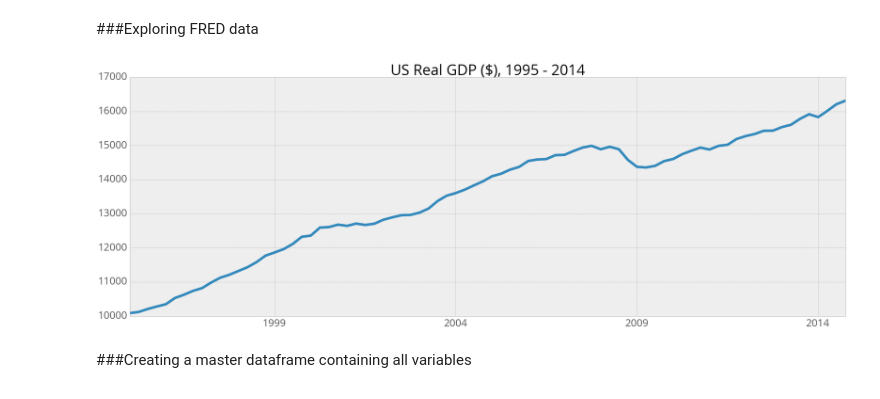
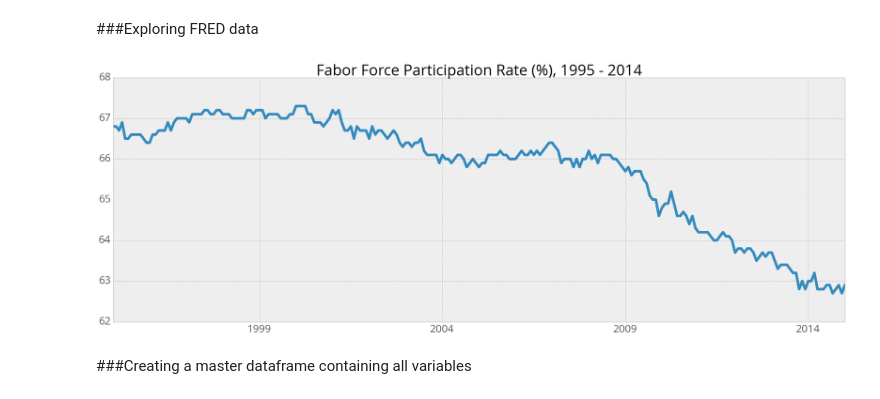
Before and after one commit to c-trl/economic-trends-vs-headline-sentiment-nlp-analysis, a Jupyter notebook: fred-api.ipynb, the cells around one changed output. Cells and saved outputs as stored; diff of their text form; code cells hidden in the pictures.

```diff
--- a/fred-api.ipynb
+++ b/fred-api.ipynb
@@ -86,9 +96,10 @@ FFR = 'FEDFUNDS' #federal funds rate
 
 all_vars = [GDP, UNE, LFP, CPI, PSR, PCE, PCI, M2V, SP5, PPP, DLQ, IVS, UNC, FFR]
 # %%
-test = get(GDP, observation_start='01/01/1995').plot(figsize=(30,10), title='US Real GDP ($), 1995 - 2014')
+#test = get(GDP, observation_start='01/01/1995').plot(figsize=(30,10), title='US Real GDP ($), 1995 - 2014')
+test = get(LFP, observation_start='01/01/1995').plot(figsize=(30,10), title='Fabor Force Participation Rate (%), 1995 - 2014')
 # %% [output]
-[figure, old version]
+[figure, new version]
 # %% [markdown]
 ###Creating a master dataframe containing all variables
 # %%
```
Also changed, not shown: parts of 10 cells of this notebook.
